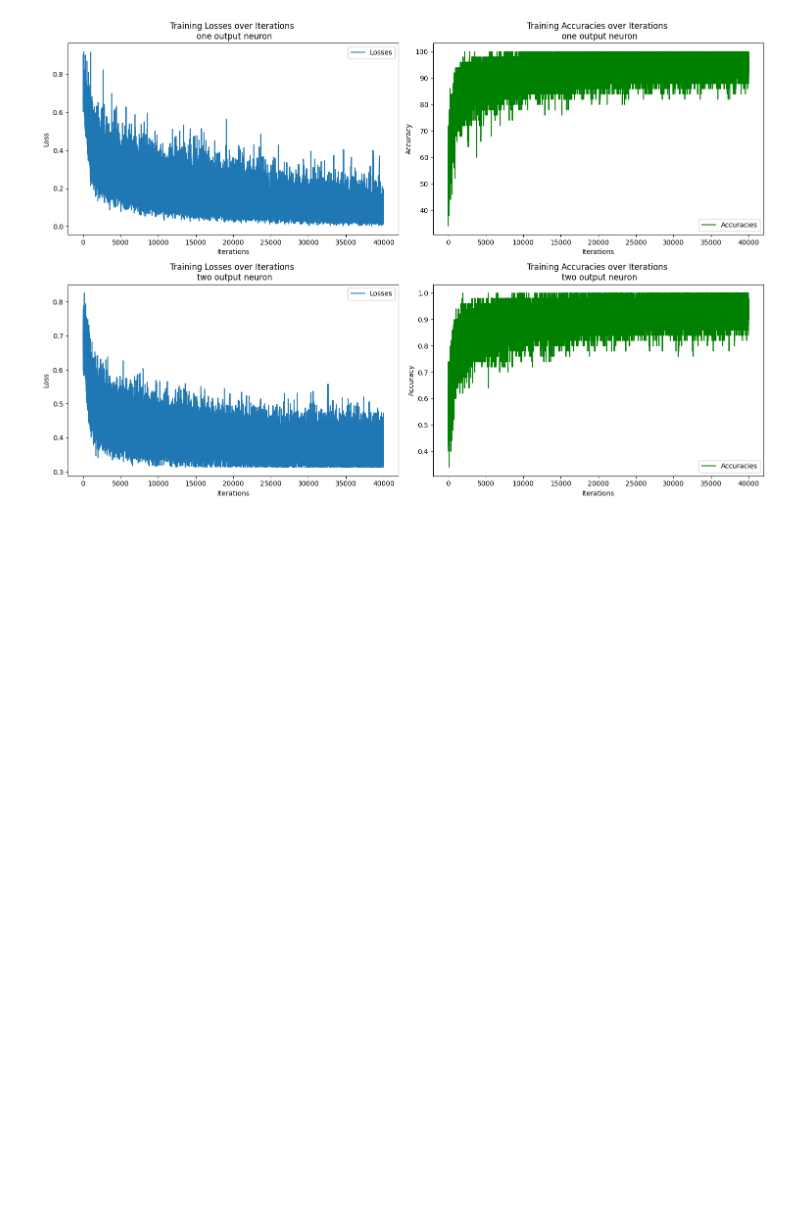
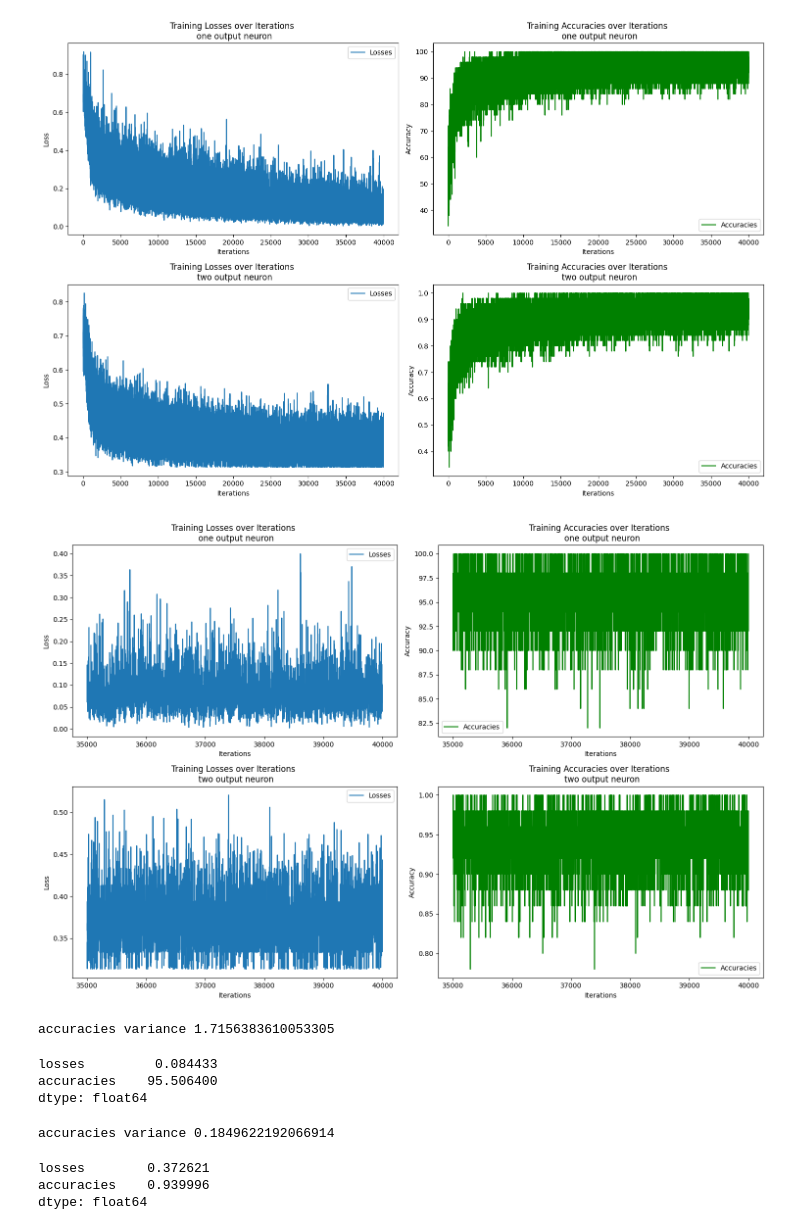
Before and after one commit to khood5/MLAudio, a Jupyter notebook: Figs.ipynb, the cells around one changed output. Cells and saved outputs as stored; diff of their text form; code cells hidden in the pictures; blank space fills up the shorter version.

Commit message:
moved some stuff around and got figs for first set of good accuracies

```diff
--- a/Figs.ipynb
+++ b/Figs.ipynb
@@ -114,3 +115,53 @@ plt.tight_layout()
 plt.show()
 # %% [output]
 [figure]
+# %%
+# Create subplots
+fig, axs = plt.subplots(2, 2, figsize=(15, 10))
+
+# Plot for one output neuron
+axs[0, 0].plot(training_one_neuron[35000:]['losses'], label='Losses')
+axs[0, 0].set_title('Training Losses over Iterations \n one output neuron')
+axs[0, 0].set_xlabel('Iterations')
+axs[0, 0].set_ylabel('Loss')
+axs[0, 0].legend()
+
+axs[0, 1].plot(training_one_neuron[35000:]['accuracies'], label='Accuracies', color='green')
+axs[0, 1].set_title('Training Accuracies over Iterations \n one output neuron')
+axs[0, 1].set_xlabel('Iterations')
+axs[0, 1].set_ylabel('Accuracy')
+axs[0, 1].legend()
+
+# Plot for two output neurons
+axs[1, 0].plot(training_two_neuron[35000:]['losses'], label='Losses')
+axs[1, 0].set_title('Training Losses over Iterations \n two output neuron')
+axs[1, 0].set_xlabel('Iterations')
+axs[1, 0].set_ylabel('Loss')
+axs[1, 0].legend()
+
+axs[1, 1].plot(training_two_neuron[35000:]['accuracies'], label='Accuracies', color='green')
+axs[1, 1].set_title('Training Accuracies over Iterations \n two output neuron')
+axs[1, 1].set_xlabel('Iterations')
+axs[1, 1].set_ylabel('Accuracy')
+axs[1, 1].legend()
+
+plt.tight_layout()
+plt.show()
+# %% [output]
+[figure, added]
+# %%
+print(f"accuracies variance {math.sqrt(training_one_neuron[35000:].std()['accuracies'])}")
+training_one_neuron[35000:].mean()
+# %% [output]
+accuracies variance 1.7156383610053305
+losses         0.084433
+accuracies    95.506400
+dtype: float64
+# %%
+print(f"accuracies variance {math.sqrt(training_two_neuron[35000:].std()['accuracies'])}")
+training_two_neuron[35000:].mean()
+# %% [output]
+accuracies variance 0.1849622192066914
+losses        0.372621
+accuracies    0.939996
+dtype: float64
```
Also changed, not shown: parts of 3 cells of this notebook, 7 other files.
